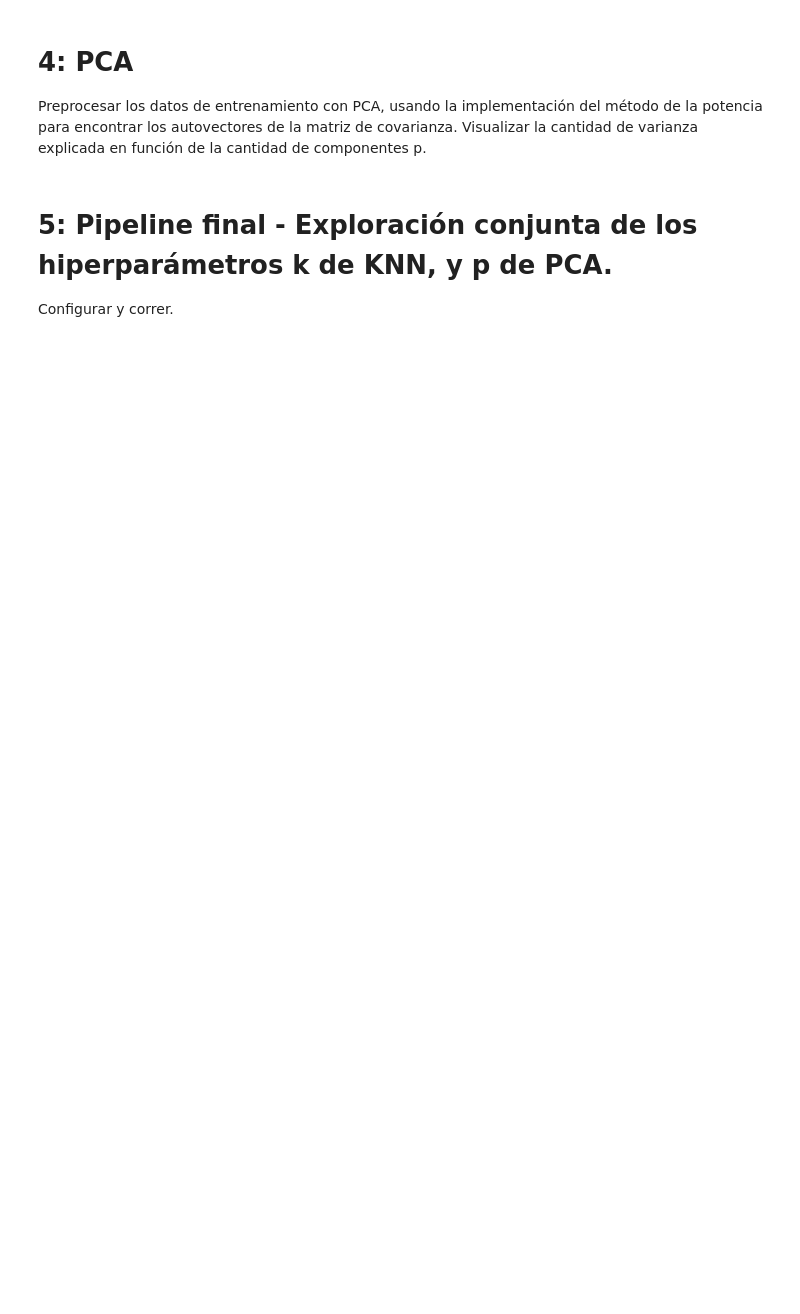
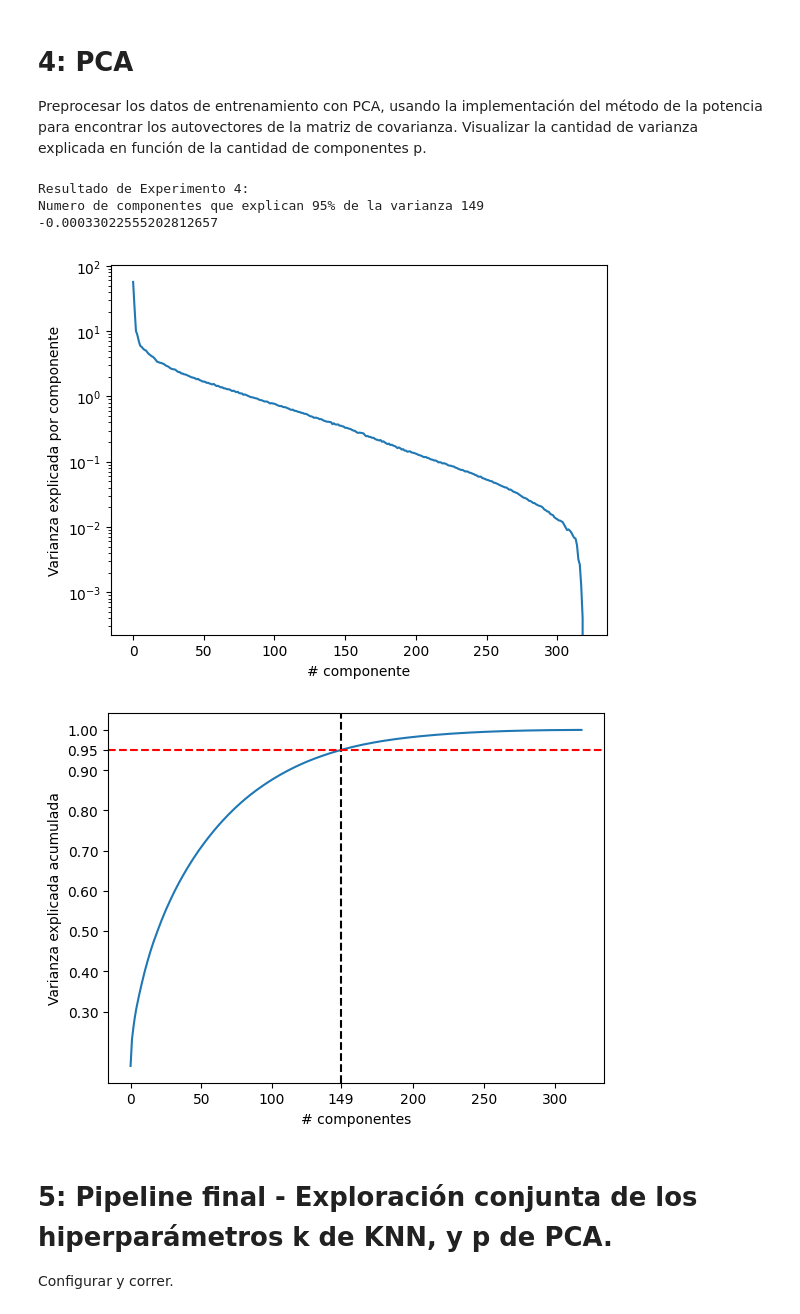
Before and after one commit to MarcosAtt/film-genre-classifier, a Jupyter notebook: notebooks/experimentos.ipynb, the cells around one changed output. Cells and saved outputs as stored; diff of their text form; code cells hidden in the pictures; blank space fills up the shorter version.

Commit message:
experimentos de power method y arreglos

```diff
--- a/notebooks/experimentos.ipynb
+++ b/notebooks/experimentos.ipynb
@@ -14,0 +16,4 @@ from classifier import *
+# %%
+D = np.diag([1,2,3,4,5])
+M = trucoHouseholder(D)
+print(eigenvalues.decomposition(M,100,1e-7)[0])
@@ -14,0 +22,18 @@ from classifier import *
+# %%
+reps = 1000
+iterations = 1000
+tolerance = 1e-7
+
+lenE = 50
+es = np.logspace(start=-4, stop=0, num=lenE)
+
+errores = np.zeros((lenE, reps))
+iteraciones = np.zeros((lenE, reps))
+
+for i, e in enumerate(es):
+    for r in range(reps):
+      D = np.diag(np.array([10,10-e,5,2,1], dtype=np.float64))
+      M = trucoHouseholder(D)
+      S, V, h = eigenvalues.decompositionIterations(M,iterations,tolerance)
+      errores[i][r] = LA.norm((M@V - V@np.diag(S)), ord=2)
+      iteraciones[i][r] = np.mean(h)
@@ -120,35 +160,37 @@ S, V = covarianceMatrixEVD(X_train, 100, 1e-7) # iteraciones, precision
 # %%
-
-# Your existing code for var_cumu and p_95 remains the same
 var_cumu = np.cumsum(S) / np.sum(S)
 p_95 = np.argmax(var_cumu > 0.95)
 
 print("Resultado de Experimento 4:")
 print("Numero de componentes que explican 95% de la varianza", p_95)
+fig1, ax1 = plt.subplots()
 
-# First figure
-fig1, ax1 = plt.subplots()
-ax1.semilogy(S[:200])  # Limit to the first 200 components
+ax1.semilogy(S[:320])  # Primeras 200 componentes
 ax1.set_ylabel("Varianza explicada por componente")
 ax1.set_xlabel('# componente')
 fig1.savefig('../results/figures/varianza_por_componente.png', bbox_inches='tight')
 
-# Second figure
 fig2, ax2 = plt.subplots()
-ax2.plot(var_cumu[:200])  # Limit to the first 200 components
-ax2.axvline(x=min(p_95, 199), color="k", linestyle="--")  # Ensure p_95 does not exceed 199
+ax2.plot(var_cumu[:320])
+ax2.axvline(x=min(p_95, 199), color="k", linestyle="--")  # p_95 no exceda 199
 ax2.axhline(y=0.95, color="r", linestyle="--")
 ax2.set_ylabel("Varianza explicada acumulada")
 ax2.set_xlabel('# componentes')
 
 # Set x-ticks
-xticks2 = [i for i in range(0, 201, 100)]  # Adjust to go up to 200
-xticks2.append(min(p_95, 199))  # Ensure p_95 does not exceed 199
+xticks2 = [i for i in range(0, 150, 50)] + [i for i in range(200, 320, 50)]
+xticks2.append(min(p_95, 300))
 ax2.set_xticks(xticks2)
 
 # Set y-ticks
 yticks2 = [i / 10.0 for i in range(3, 11, 1)]
 yticks2.append(0.95)
 ax2.set_yticks(yticks2)
 
 fig2.savefig('../results/figures/varianza_explicada.png', bbox_inches='tight')
+# %% [output]
+Resultado de Experimento 4:
+Numero de componentes que explican 95% de la varianza 149
+-0.00033022555202812657
+[figure, added]
+[figure, added]
```
Also changed, not shown: parts of 44 cells of this notebook, 1 other file.
